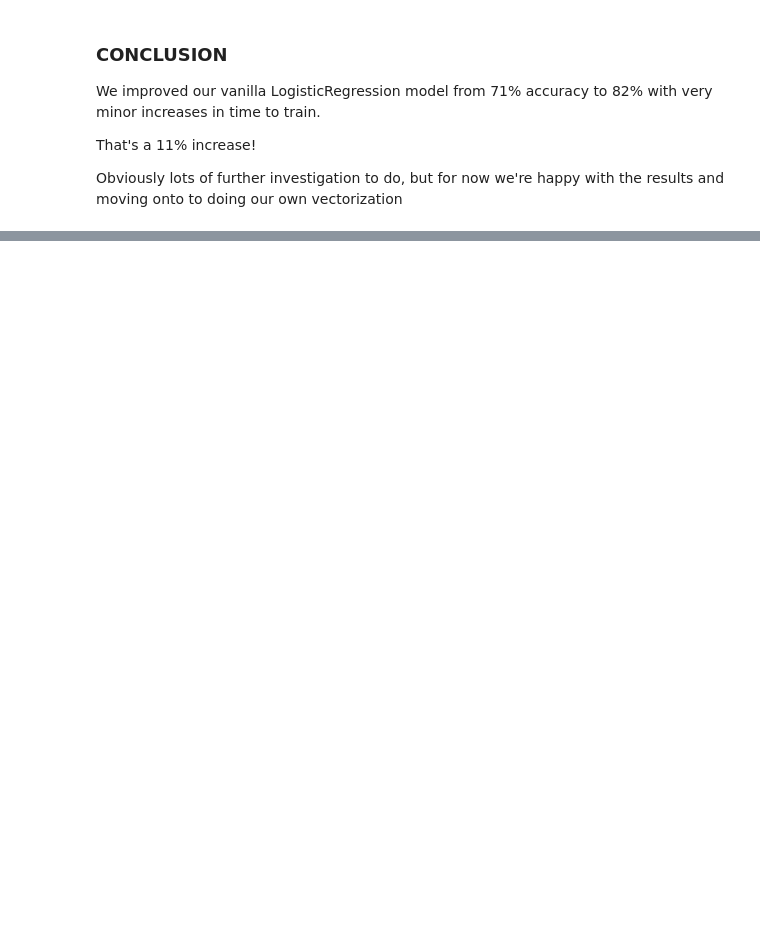
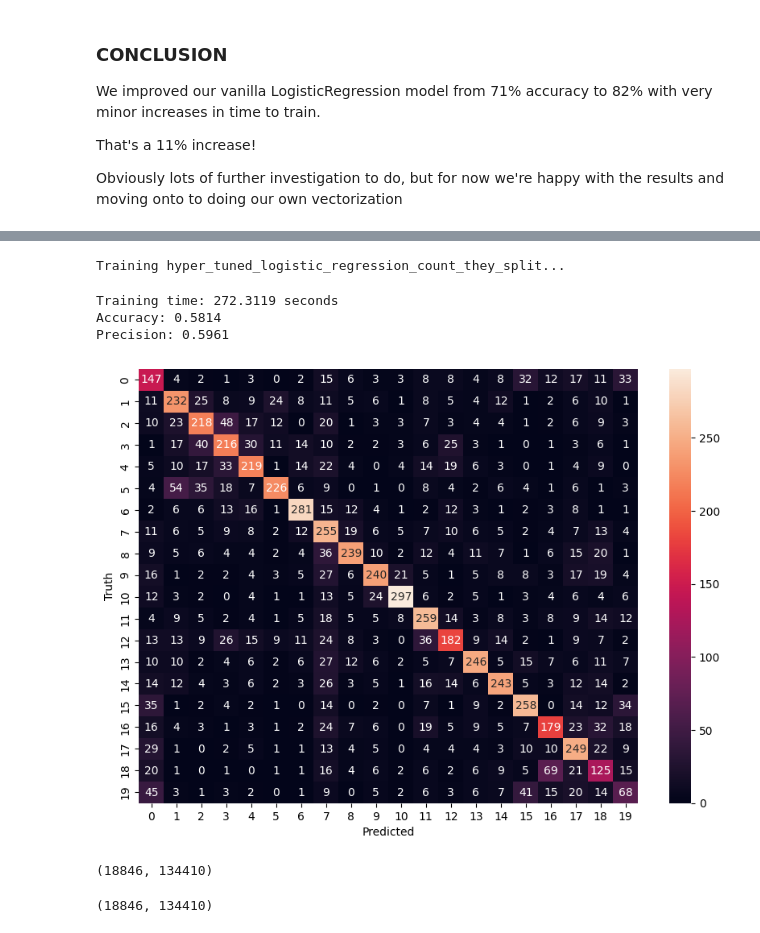
Before and after one commit to mikhailmena/BigBrainTeam, a Jupyter notebook: bigBrain.ipynb, the cells around one changed output, grey strips where cells are left out. Cells and saved outputs as stored; diff of their text form; code cells hidden in the pictures; blank space fills up the shorter version.

```diff
--- a/bigBrain.ipynb
+++ b/bigBrain.ipynb
@@ -692,0 +886,22 @@ Obviously lots of further investigation to do, but for now we're happy with the
+# %%
+newsgroups_data_train = fetch_20newsgroups(subset='train', remove=('headers', 'footers', 'quotes'))
+newsgroups_data_test = fetch_20newsgroups(subset='test', remove=('headers', 'footers', 'quotes'))
+# %%
+count_vectorizer_they_split = CountVectorizer()
+count_vectors_train_they_split = count_vectorizer_they_split.fit_transform(newsgroups_data_train.data)
+count_vectors_test_they_split = count_vectorizer_they_split.transform(newsgroups_data_test.data)
+# %%
+train_and_evaluate_with_confusion(
+  "hyper_tuned_logistic_regression_count_they_split",
+  best_model_2,
+  count_vectors_train_they_split,
+  newsgroups_data_train.target,
+  count_vectors_test_they_split,
+  newsgroups_data_test.target,
+)
+# %% [output]
+Training hyper_tuned_logistic_regression_count_they_split...
+Training time: 272.3119 seconds
+Accuracy: 0.5814
+Precision: 0.5961
+[figure, added]
@@ -692,0 +913,4 @@ Obviously lots of further investigation to do, but for now we're happy with the
+# %%
+count_vectors_all_the_data.shape
+# %% [output]
+(18846, 134410)
@@ -692,0 +920,4 @@ Obviously lots of further investigation to do, but for now we're happy with the
+# %%
+normalized_data.shape
+# %% [output]
+(18846, 134410)
```
Also changed, not shown: parts of 28 cells of this notebook.
